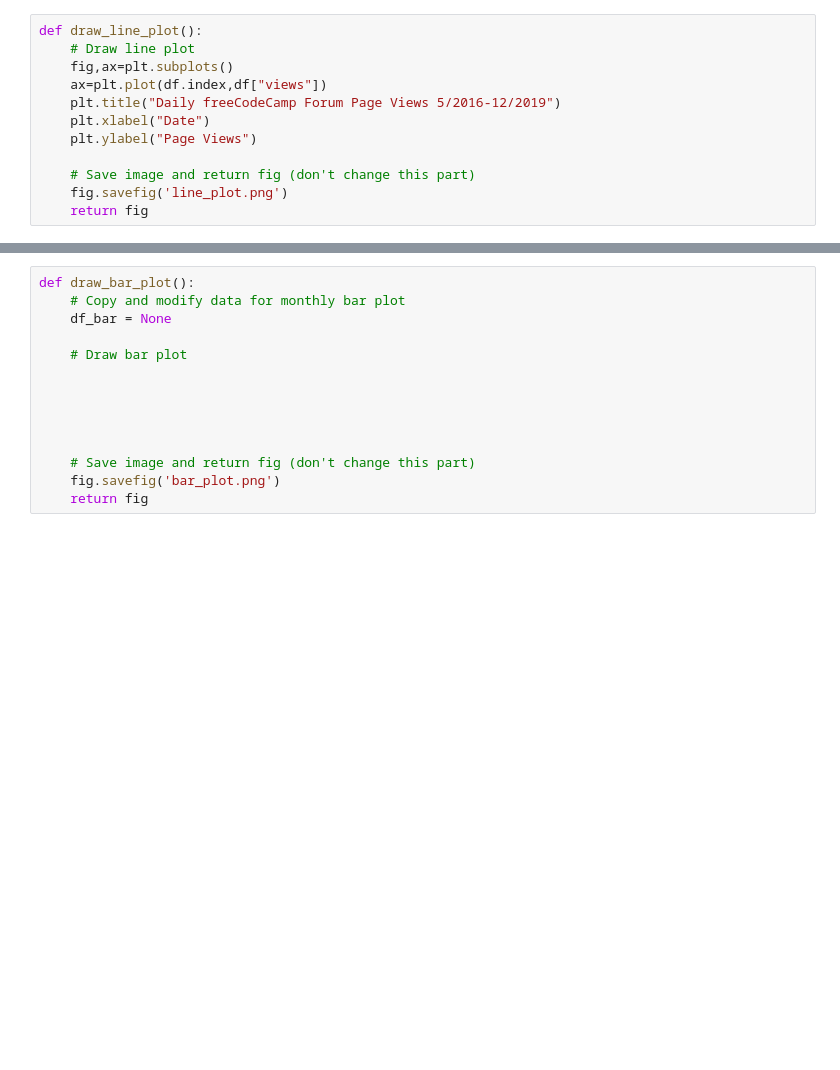
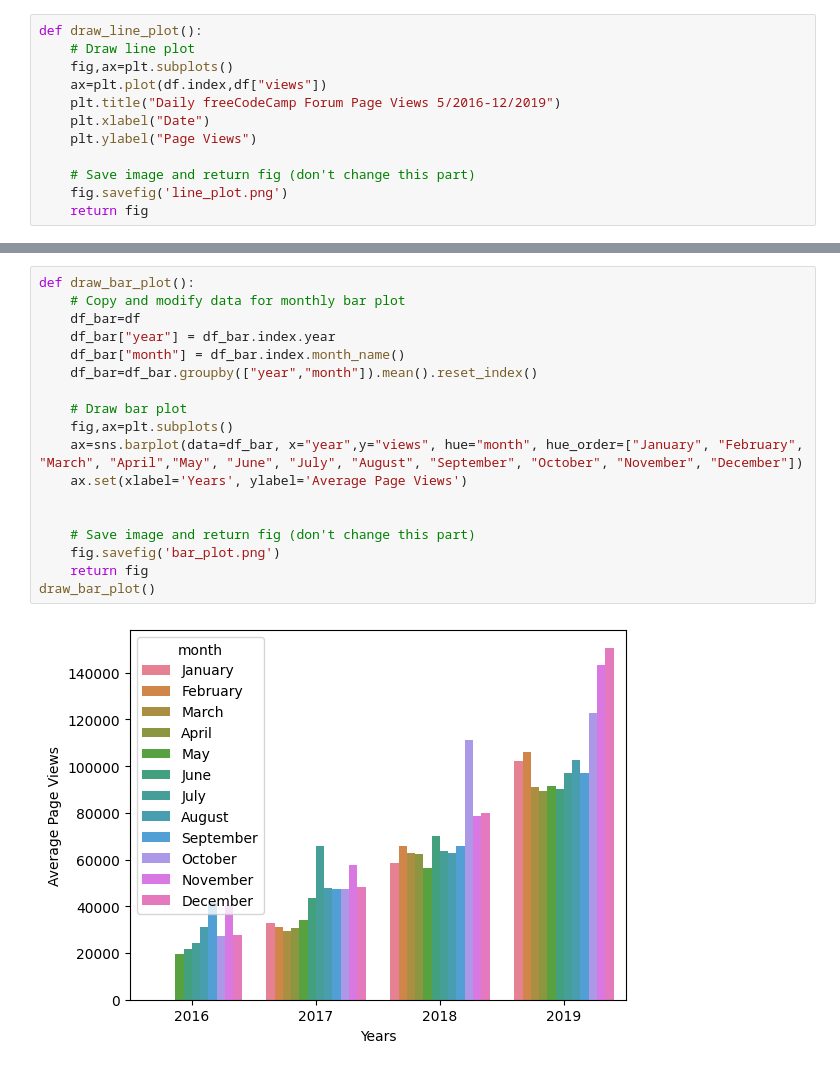
Before and after one commit to d0artG/Page-View-Time-Series-Visualizer, a Jupyter notebook: testes.ipynb, the cells around one changed output, grey strips where cells are left out. Drawn from its saved outputs; the diff is of its cells as text; blank space fills up the shorter version.

```diff
--- a/testes.ipynb
+++ b/testes.ipynb
@@ -27,14 +93,20 @@ def draw_line_plot():
 # %%
 def draw_bar_plot():
     # Copy and modify data for monthly bar plot
-    df_bar = None
+    df_bar=df
+    df_bar["year"] = df_bar.index.year
+    df_bar["month"] = df_bar.index.month_name()
+    df_bar=df_bar.groupby(["year","month"]).mean().reset_index()
 
     # Draw bar plot
-
-
-
+    fig,ax=plt.subplots()
+    ax=sns.barplot(data=df_bar, x="year",y="views", hue="month", hue_order=["January", "February", "March", "April","May", "June", "July", "August", "September", "October", "November", "December"])
+    ax.set(xlabel='Years', ylabel='Average Page Views')
 
 
     # Save image and return fig (don't change this part)
     fig.savefig('bar_plot.png')
     return fig
+draw_bar_plot()
+# %% [output]
+[figure, added]
```
Also changed, not shown: parts of 6 cells of this notebook.
